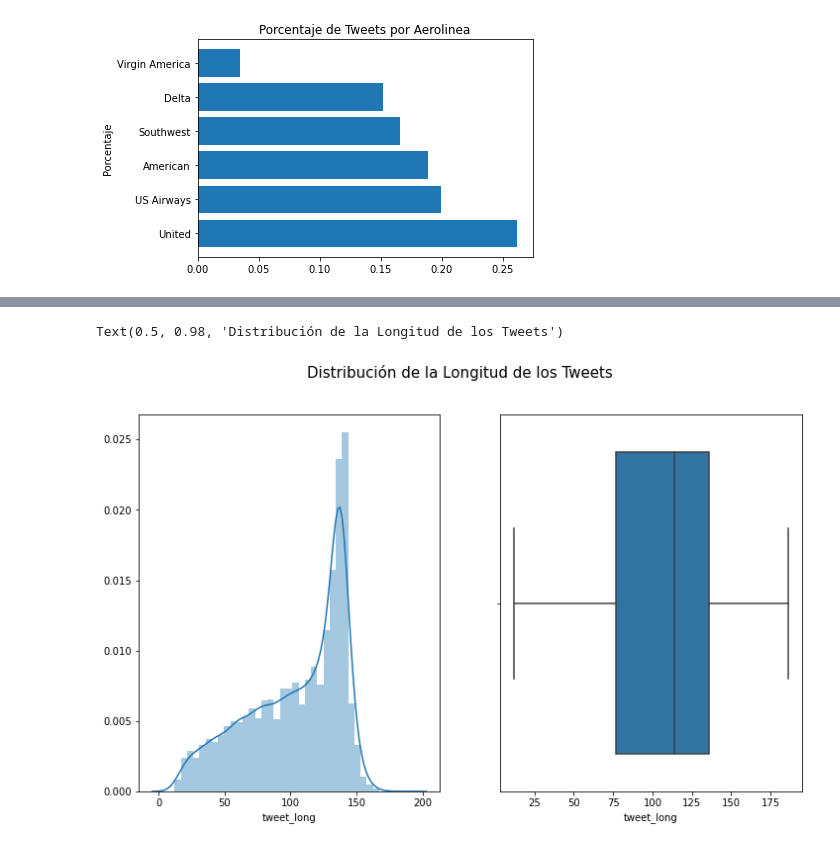
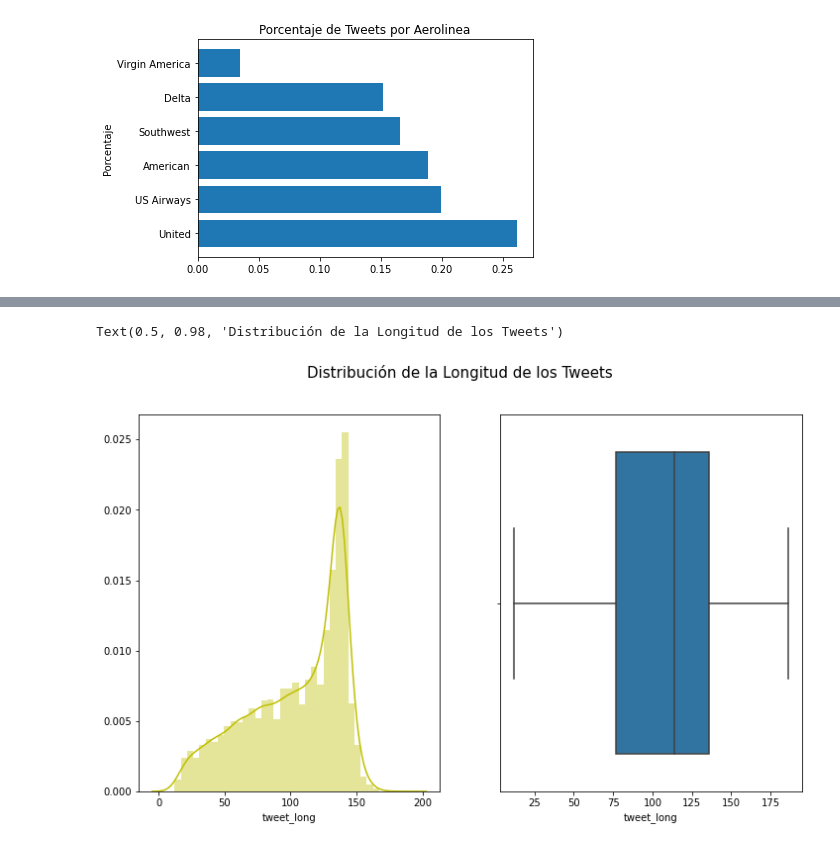
Before and after one commit to astach-DS/Tweets-Sentiment-Classification, a Jupyter notebook: Tweets.ipynb, the cells around one changed output, grey strips where cells are left out. Saved outputs shown, nothing was run; the diff lists cells and outputs as text; code cells hidden in the pictures.

```diff
--- a/Tweets.ipynb
+++ b/Tweets.ipynb
@@ -71,8 +85,8 @@ Name: tweet_long, Length: 159, dtype: int64
 # %%
 fig, ax = plt.subplots(1,2,figsize=(12,7))
-sns.distplot(data['tweet_long'],ax=ax[0])
+sns.distplot(data['tweet_long'],ax=ax[0],color='y')
 sns.boxplot(data['tweet_long'],orient='h',ax=ax[1])
 fig.suptitle("Distribución de la Longitud de los Tweets", fontsize=15)
 # %% [output]
 Text(0.5, 0.98, 'Distribución de la Longitud de los Tweets')
-[figure, old version]
+[figure, new version]
```
Also changed, not shown: parts of 32 cells of this notebook.
